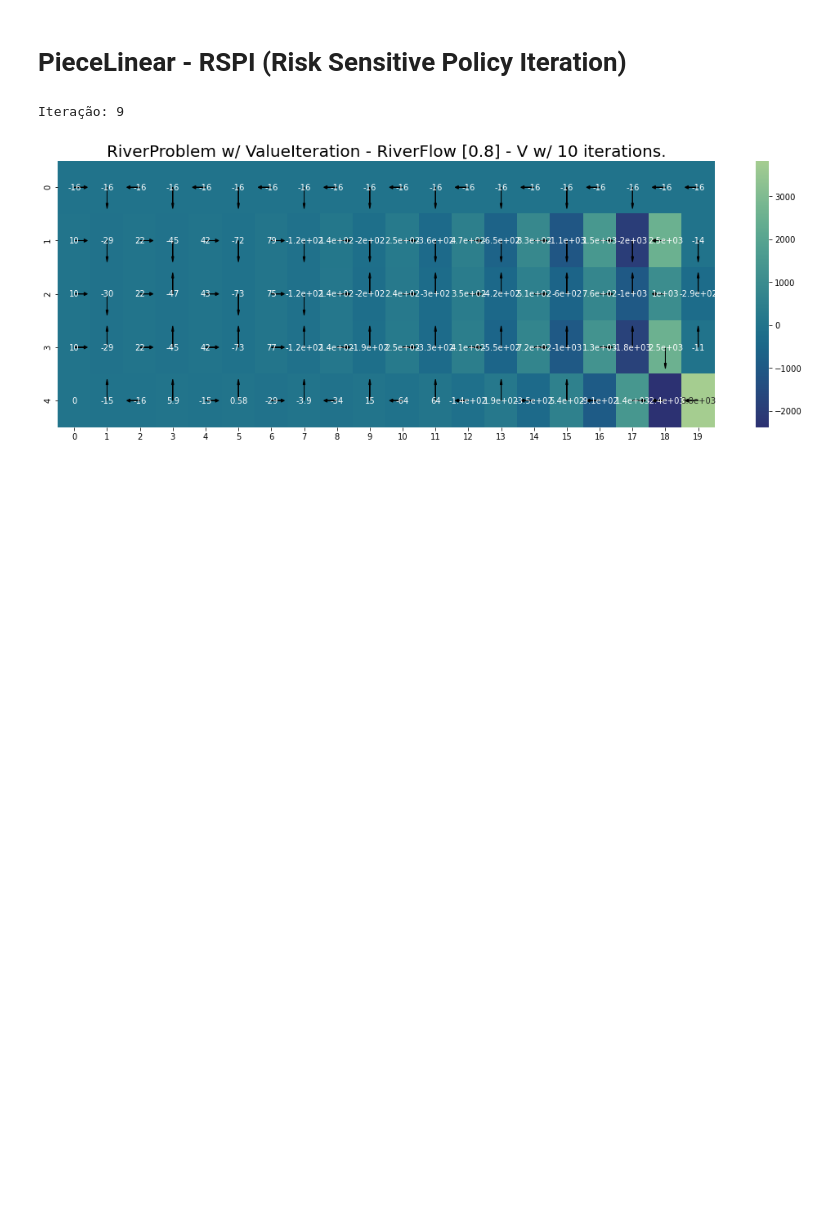
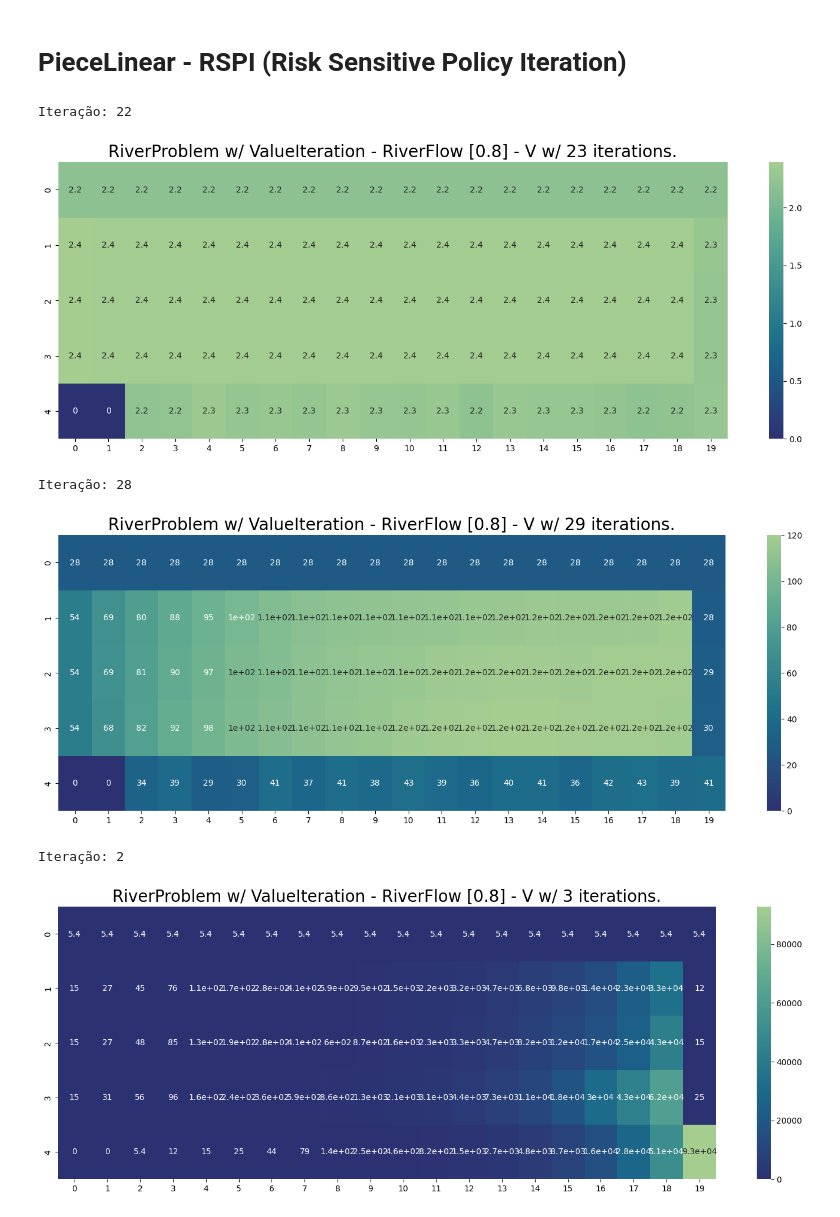
Before and after one commit to igormiyamura/ppgsi_riskaverse_rl, a Jupyter notebook: notebooks/1_Experimentos.ipynb, the cells around one changed output. Saved outputs shown, nothing was run; the diff lists cells and outputs as text; code cells hidden in the pictures; blank space fills up the shorter version.

Commit message:
Ajustando PieceWise Transformation

```diff
--- a/notebooks/1_Experimentos.ipynb
+++ b/notebooks/1_Experimentos.ipynb
@@ -170,8 +163,21 @@ alpha = 0.95
 costs = {0: 1, 1: 1, 2: 1, 3: 1}
 block_type = rp.build_block_type()
-# %%
-rs_pi = run_risk_sensitive_river_problem(river_flow=0.8, model_obj=PieceLinear_RSPI,
-                                        gamma=gamma, k=k, alpha=alpha)
-# %% [output]
-Iteração: 9
-[figure, removed]
+# %%
+gamma, k, alpha = 1, -0.9, 0.95
+rs_pi = run_river_problem(river_flow=0.8, model_obj=PieceLinear_RSPI,
+                                        gamma=gamma, k=k, alpha=alpha)
+
+gamma, k, alpha = 1, 0, 0.95
+rs_pi = run_river_problem(river_flow=0.8, model_obj=PieceLinear_RSPI,
+                                        gamma=gamma, k=k, alpha=alpha)
+
+gamma, k, alpha = 1, 0.9, 0.95
+rs_pi = run_river_problem(river_flow=0.8, model_obj=PieceLinear_RSPI,
+                                        gamma=gamma, k=k, alpha=alpha)
+# %% [output]
+Iteração: 22
+[figure, added]
+Iteração: 28
+[figure, added]
+Iteração: 2
+[figure, added]
```
Also changed, not shown: parts of 3 cells of this notebook, 2 other files.
